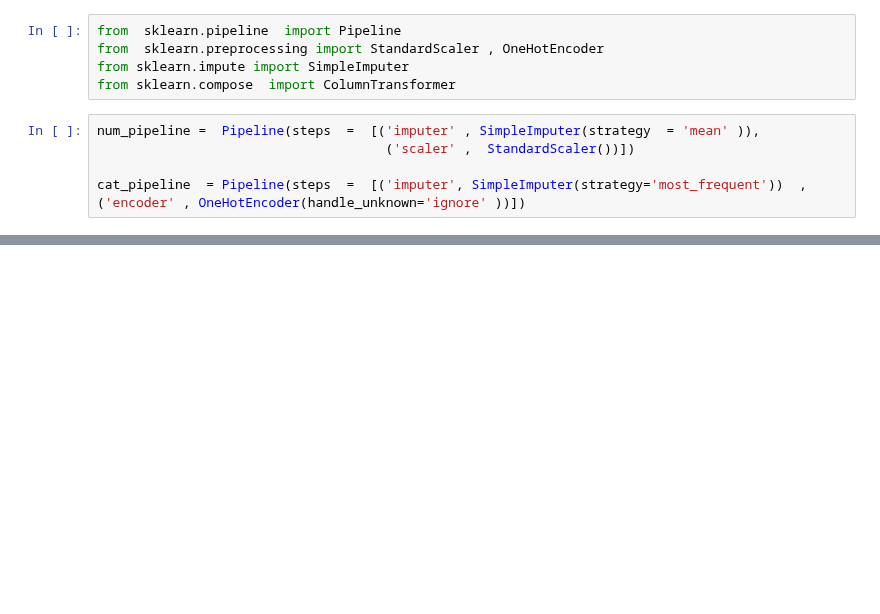
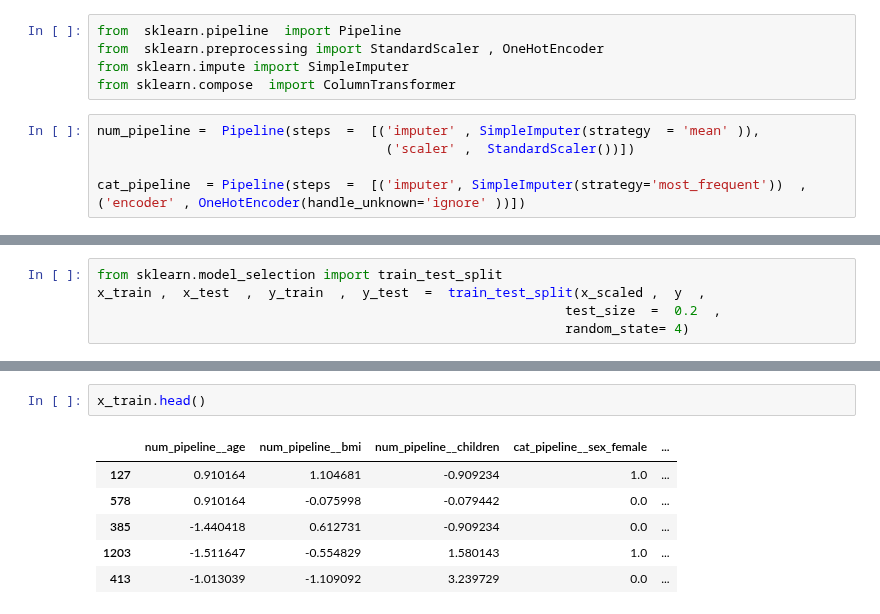
Before and after one commit to varshum12/ML-10-Act-25-, a Jupyter notebook: KNN/KNN regression.ipynb, the cells around one changed output, grey strips where cells are left out. Drawn from its saved outputs; the diff is of its cells as text; blank space fills up the shorter version.

```diff
--- a/KNN/KNN regression.ipynb
+++ b/KNN/KNN regression.ipynb
@@ -102,0 +160,5 @@ cat_pipeline  = Pipeline(steps  =  [('imputer', SimpleImputer(strategy='most_fre
+# %%
+from sklearn.model_selection import train_test_split
+x_train ,  x_test  ,  y_train  ,  y_test  =  train_test_split(x_scaled ,  y  ,
+                                                            test_size  =  0.2  ,
+                                                            random_state= 4)
@@ -102,0 +171,9 @@ cat_pipeline  = Pipeline(steps  =  [('imputer', SimpleImputer(strategy='most_fre
+# %%
+x_train.head()
+# %% [output]
+|  | num_pipeline__age | num_pipeline__bmi | num_pipeline__children | cat_pipeline__sex_female | ... |
+| 127 | 0.910164 | 1.104681 | -0.909234 | 1.0 | ... |
+| 578 | 0.910164 | -0.075998 | -0.079442 | 0.0 | ... |
+| 385 | -1.440418 | 0.612731 | -0.909234 | 0.0 | ... |
+| 1203 | -1.511647 | -0.554829 | 1.580143 | 1.0 | ... |
+| 413 | -1.013039 | -1.109092 | 3.239729 | 0.0 | ... |
```
Also changed, not shown: parts of 46 cells of this notebook.
